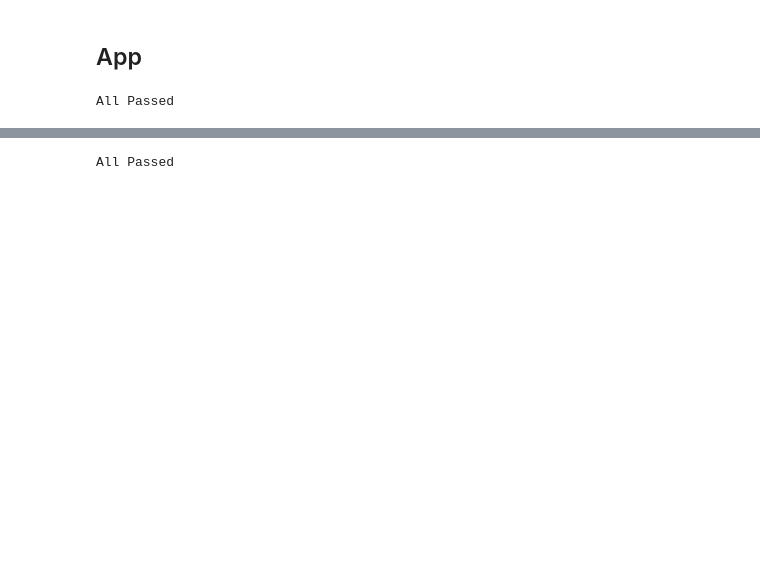
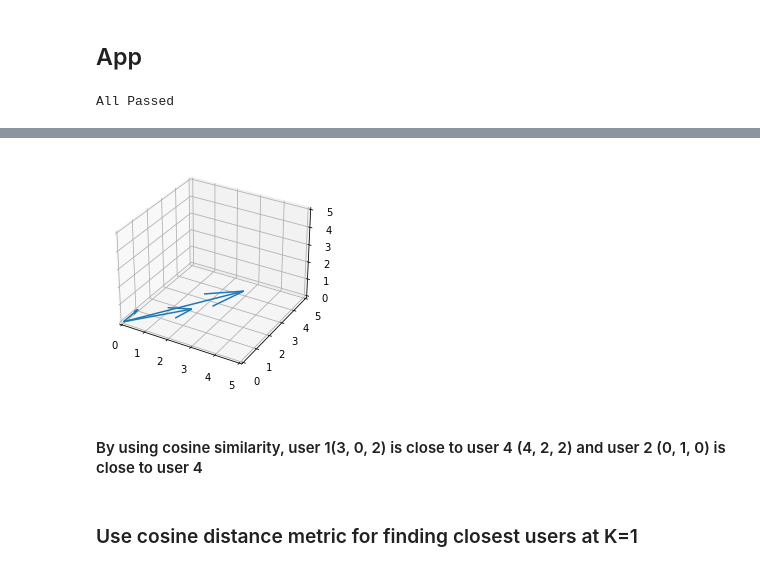
Before and after one commit to elicaluya/MovieRecommender, a Jupyter notebook: Testing.ipynb, the cells around one changed output, grey strips where cells are left out. Saved outputs shown, nothing was run; the diff lists cells and outputs as text; code cells hidden in the pictures; blank space fills up the shorter version.

```diff
--- a/Testing.ipynb
+++ b/Testing.ipynb
@@ -77,7 +86,20 @@ df_ratmat
+# %%
+U, V, W = zip(np.array(df_ratmat[1:5].T))
+X, Y, Z = zip(np.zeros([3,4], dtype=float))
+fig = plt.figure()
+ax = fig.add_subplot(111, projection='3d')
+ax.quiver(X, Y, Z, U, V, W)
+ax.set_xlim([0, 5])
+ax.set_ylim([0, 5])
+ax.set_zlim([0, 5])
+plt.show()
+# %% [output]
+[figure, added]
+# %% [markdown]
+#### By using cosine similarity, user 1(3, 0, 2) is close to user 4 (4, 2, 2) and user 2 (0, 1, 0) is close to user 4
+# %% [markdown]
+### Use cosine distance metric for finding closest users at K=1
 # %%
 app = App()
-app.configure(df_movie=df_movie,df_ratmat=df_ratmat)
-print("All Passed")
+app.configure(knn_sim_metric="cosine",df_movie=df_movie,df_ratmat=df_ratmat)
-# %% [output]
-All Passed
 # %%
```
Also changed, not shown: parts of 34 cells of this notebook, 3 other files.
